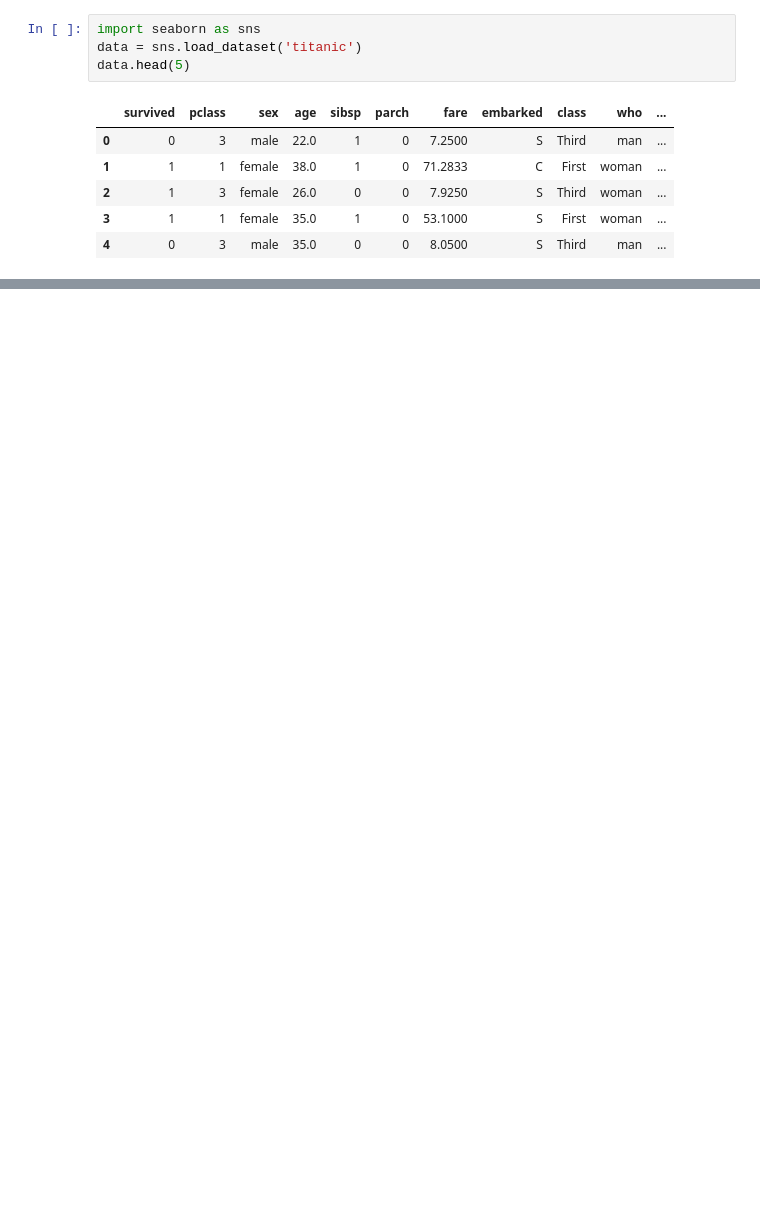
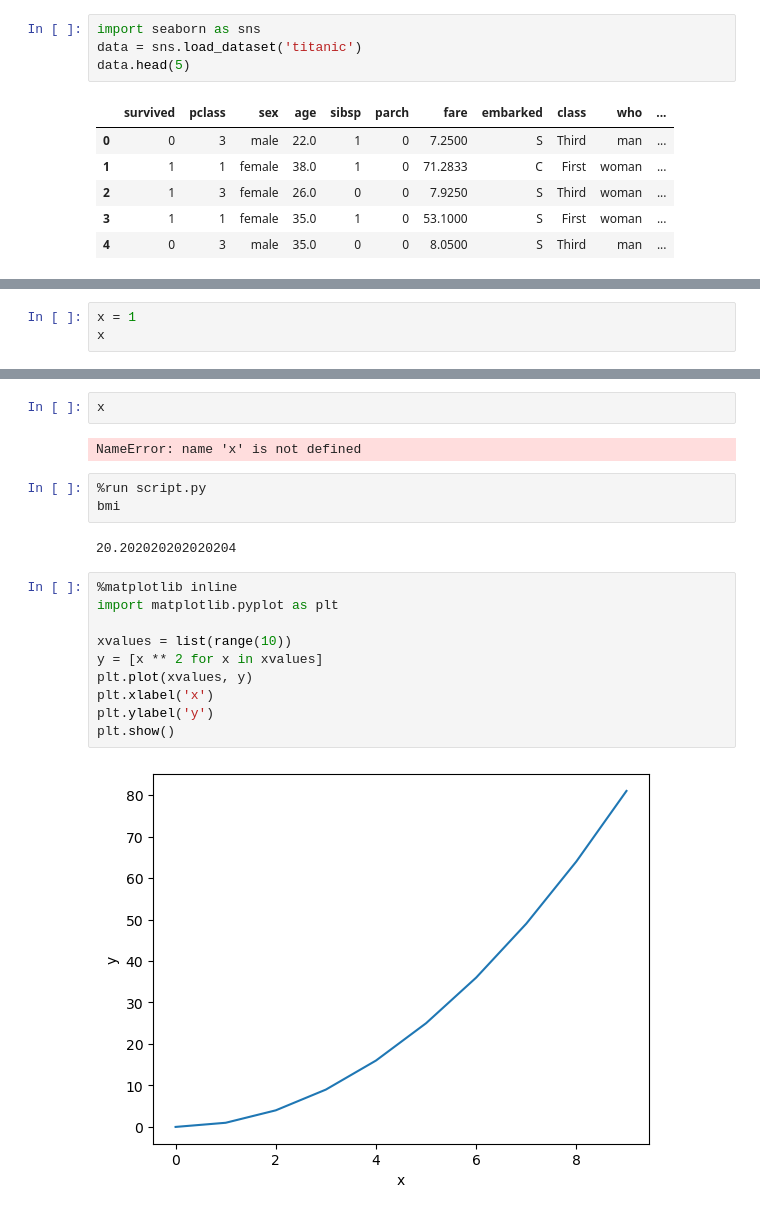
Before and after one commit to FlorieG/Machine_Learning_EPFL-extension-school, a Jupyter notebook: sample_notebook.ipynb, the cells around one changed output, grey strips where cells are left out. Cells and saved outputs as stored; diff of their text form; blank space fills up the shorter version.

```diff
--- a/sample_notebook.ipynb
+++ b/sample_notebook.ipynb
@@ -11,0 +291,3 @@ data.head(5)
+# %%
+x = 1
+x
@@ -11,0 +313,21 @@ data.head(5)
+# %%
+x
+# %% [output]
+NameError: name 'x' is not defined
+# %%
+%run script.py
+bmi
+# %% [output]
+20.202020202020204
+# %%
+%matplotlib inline
+import matplotlib.pyplot as plt
+
+xvalues = list(range(10))
+y = [x ** 2 for x in xvalues]
+plt.plot(xvalues, y)
+plt.xlabel('x')
+plt.ylabel('y')
+plt.show()
+# %% [output]
+[figure, added]
```
Also changed, not shown: parts of 43 cells of this notebook, 3 other files.
